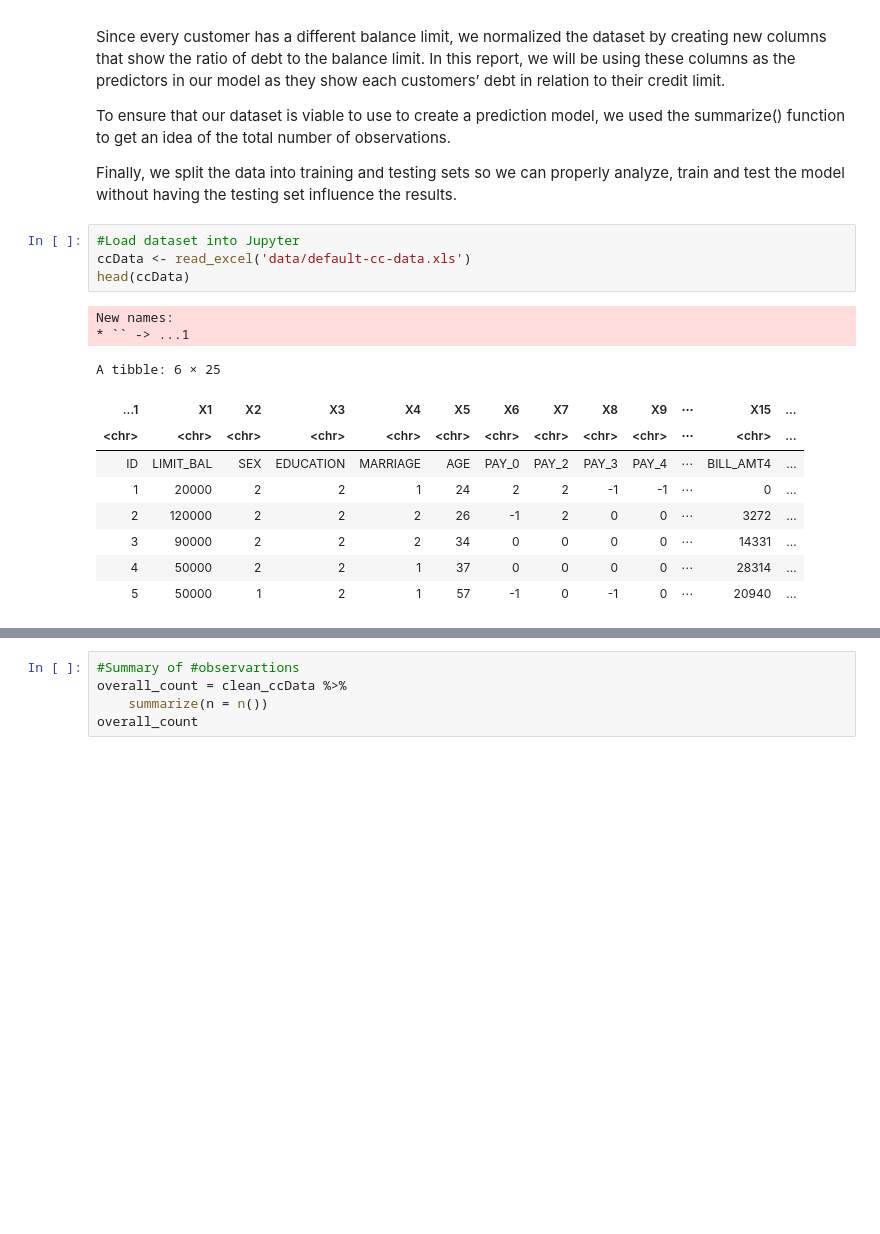
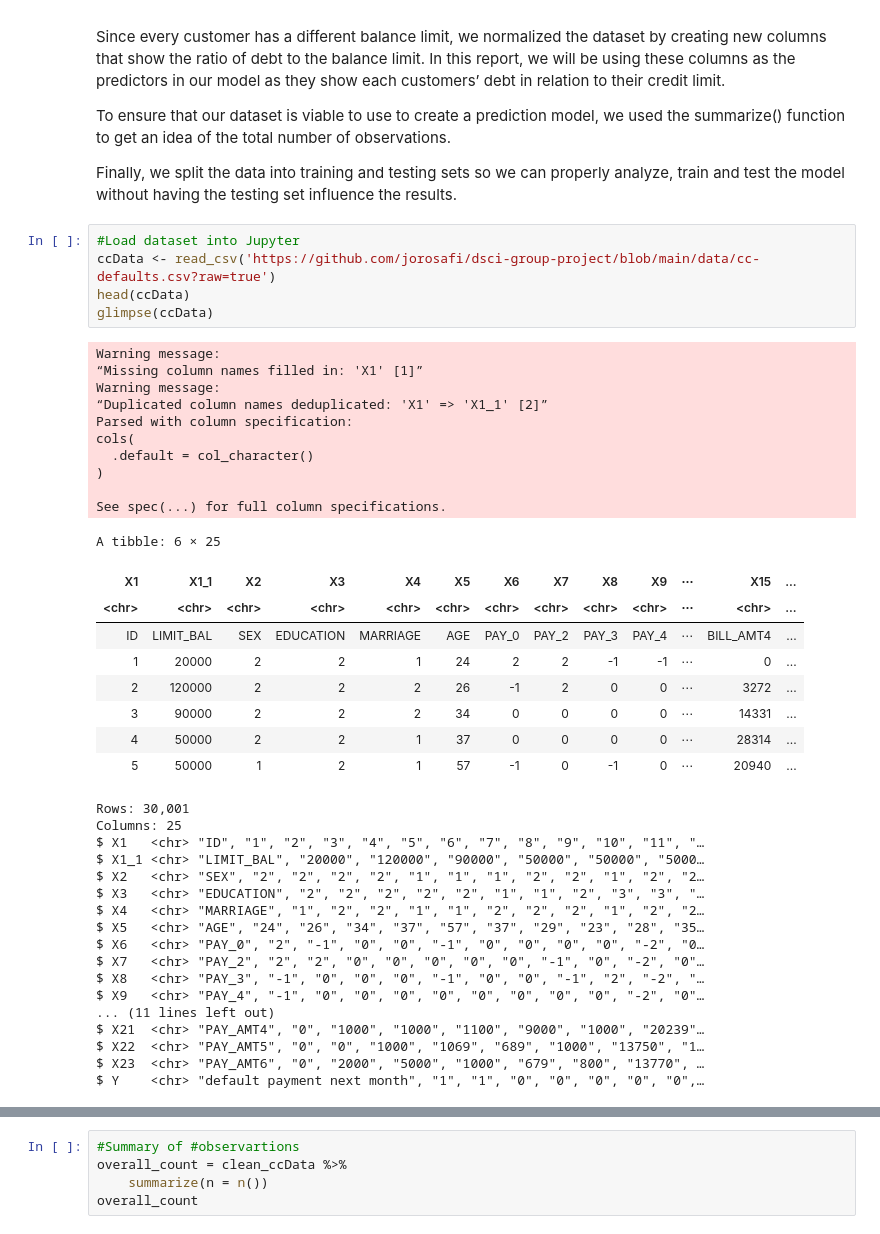
Before and after one commit to jorosafi/dsci-group-project, a Jupyter notebook: edits-final-report.ipynb, the cells around one changed output, grey strips where cells are left out. Cells and saved outputs as stored; diff of their text form; blank space fills up the shorter version.

```diff
--- a/edits-final-report.ipynb
+++ b/edits-final-report.ipynb
@@ -39,13 +39,22 @@ To ensure that our dataset is viable to use to create a prediction model, we use
 Finally, we split the data into training and testing sets so we can properly analyze, train and test the model without having the testing set influence the results.
 # %%
 #Load dataset into Jupyter
-ccData <- read_excel('data/default-cc-data.xls')
+ccData <- read_csv('https://github.com/jorosafi/dsci-group-project/blob/main/data/cc-defaults.csv?raw=true')
 head(ccData)
+glimpse(ccData)
 # %% [output]
-New names:
-* `` -> ...1
+Warning message:
+“Missing column names filled in: 'X1' [1]”
+Warning message:
+“Duplicated column names deduplicated: 'X1' => 'X1_1' [2]”
+Parsed with column specification:
+cols(
+  .default = col_character()
+)
+
+See spec(...) for full column specifications.
 A tibble: 6 × 25
-| ...1 | X1 | X2 | X3 | X4 | X5 | X6 | X7 | X8 | X9 | ⋯ | X15 | ... |
+| X1 | X1_1 | X2 | X3 | X4 | X5 | X6 | X7 | X8 | X9 | ⋯ | X15 | ... |
 | <chr> | <chr> | <chr> | <chr> | <chr> | <chr> | <chr> | <chr> | <chr> | <chr> | ⋯ | <chr> | ... |
 | ID | LIMIT_BAL | SEX | EDUCATION | MARRIAGE | AGE | PAY_0 | PAY_2 | PAY_3 | PAY_4 | ⋯ | BILL_AMT4 | ... |
 | 1 | 20000 | 2 | 2 | 1 | 24 | 2 | 2 | -1 | -1 | ⋯ | 0 | ... |
@@ -53,6 +62,23 @@ A tibble: 6 × 25
 | 3 | 90000 | 2 | 2 | 2 | 34 | 0 | 0 | 0 | 0 | ⋯ | 14331 | ... |
 | 4 | 50000 | 2 | 2 | 1 | 37 | 0 | 0 | 0 | 0 | ⋯ | 28314 | ... |
 | 5 | 50000 | 1 | 2 | 1 | 57 | -1 | 0 | -1 | 0 | ⋯ | 20940 | ... |
+Rows: 30,001
+Columns: 25
+$ X1   <chr> "ID", "1", "2", "3", "4", "5", "6", "7", "8", "9", "10", "11", "…
+$ X1_1 <chr> "LIMIT_BAL", "20000", "120000", "90000", "50000", "50000", "5000…
+$ X2   <chr> "SEX", "2", "2", "2", "2", "1", "1", "1", "2", "2", "1", "2", "2…
+$ X3   <chr> "EDUCATION", "2", "2", "2", "2", "2", "1", "1", "2", "3", "3", "…
+$ X4   <chr> "MARRIAGE", "1", "2", "2", "1", "1", "2", "2", "2", "1", "2", "2…
+$ X5   <chr> "AGE", "24", "26", "34", "37", "57", "37", "29", "23", "28", "35…
+$ X6   <chr> "PAY_0", "2", "-1", "0", "0", "-1", "0", "0", "0", "0", "-2", "0…
+$ X7   <chr> "PAY_2", "2", "2", "0", "0", "0", "0", "0", "-1", "0", "-2", "0"…
+$ X8   <chr> "PAY_3", "-1", "0", "0", "0", "-1", "0", "0", "-1", "2", "-2", "…
+$ X9   <chr> "PAY_4", "-1", "0", "0", "0", "0", "0", "0", "0", "0", "-2", "0"…
+... (11 lines left out)
+$ X21  <chr> "PAY_AMT4", "0", "1000", "1000", "1100", "9000", "1000", "20239"…
+$ X22  <chr> "PAY_AMT5", "0", "0", "1000", "1069", "689", "1000", "13750", "1…
+$ X23  <chr> "PAY_AMT6", "0", "2000", "5000", "1000", "679", "800", "13770", …
+$ Y    <chr> "default payment next month", "1", "1", "0", "0", "0", "0", "0",…
 # %%
 #Tidy data
 clean_ccData = ccData %>%
```
Also changed, not shown: parts of 12 cells of this notebook.
